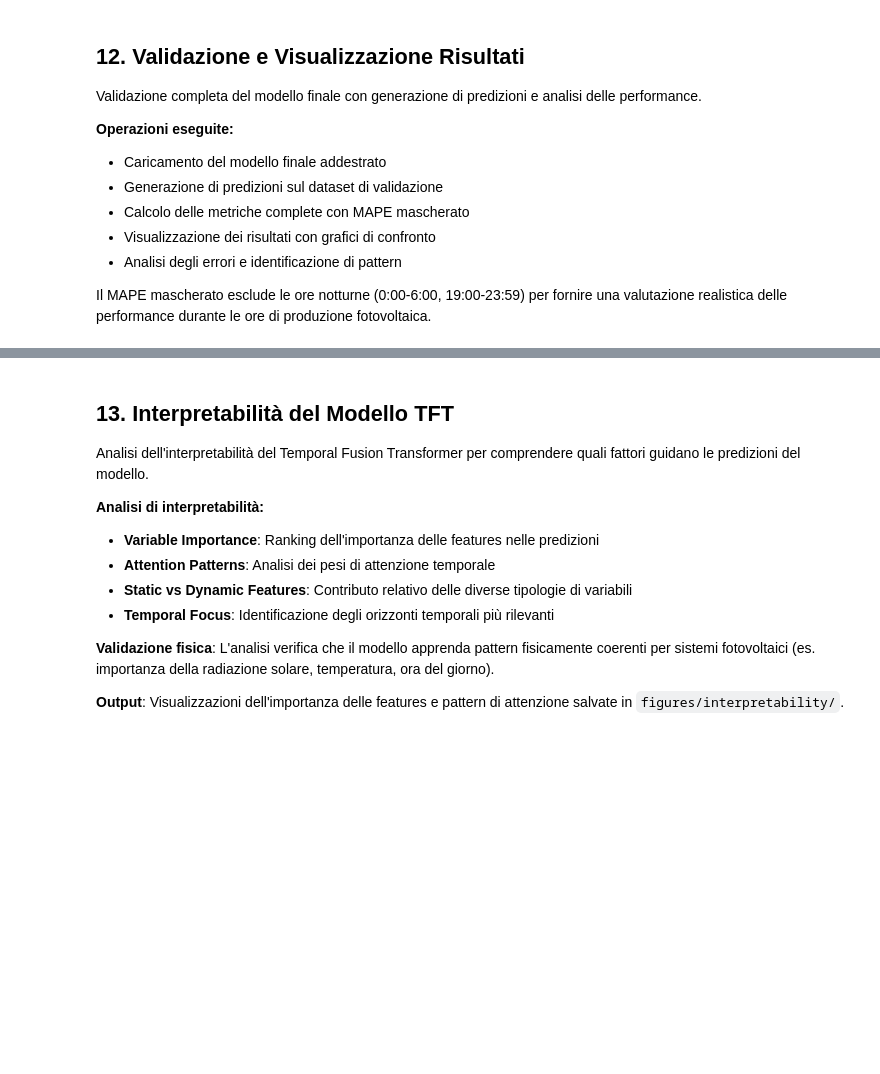
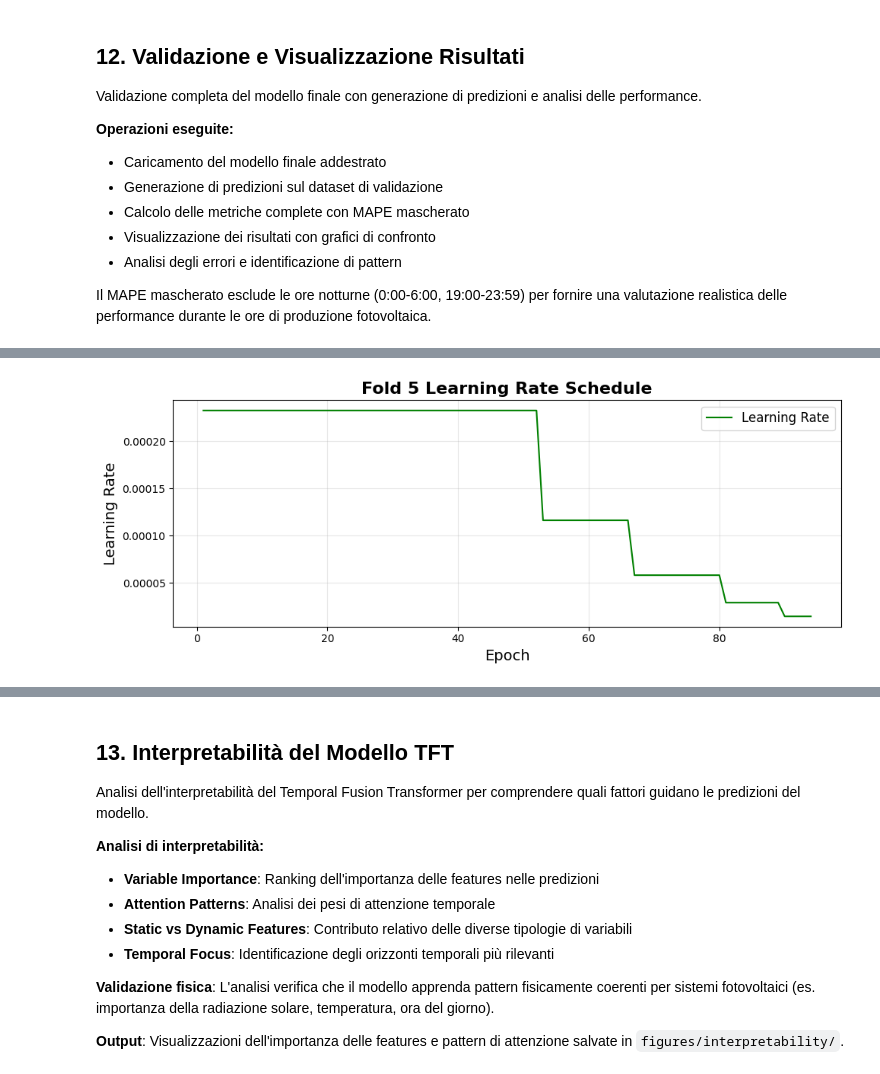
Before and after one commit to Lor3nz0-3099/DL-Project--Parallel, a Jupyter notebook: src/PV_Forecasting_TFT_Parallel.ipynb, the cells around one changed output, grey strips where cells are left out. Drawn from its saved outputs; the diff is of its cells as text; code cells hidden in the pictures; blank space fills up the shorter version.

```diff
--- a/src/PV_Forecasting_TFT_Parallel.ipynb
+++ b/src/PV_Forecasting_TFT_Parallel.ipynb
@@ -3213,0 +3046,19 @@ print(f"\n✅ Sezione validazione e visualizzazione completata!")
+# %%
+# PLot learning rate se disponibile
+if fold_5_logs is not None and 'learning_rate' in fold_5_logs:
+    lr_df = fold_5_logs['learning_rate']
+    epochs = list(range(1, len(lr_df) + 1))  # Converti step a epoch
+    lr_df = lr_df.assign(epoch=epochs)
+
+    plt.figure(figsize=(10, 4))
+    plt.plot(lr_df['epoch'], lr_df['lr'], label='Learning Rate', color='green')
+    plt.title('Fold 5 Learning Rate Schedule', fontsize=16, fontweight='bold')
+    plt.xlabel('Epoch', fontsize=14)
+    plt.ylabel('Learning Rate', fontsize=14)
+    plt.legend(fontsize=12)
+    plt.grid(True, alpha=0.3)
+    plt.tight_layout()
+    plt.savefig(FIGURES_DIR / 'fold_5_learning_rate_schedule.png', dpi=300, bbox_inches='tight')
+    plt.show()
+# %% [output]
+[figure, added]
```
Also changed, not shown: parts of 15 cells of this notebook, 13 other files.
